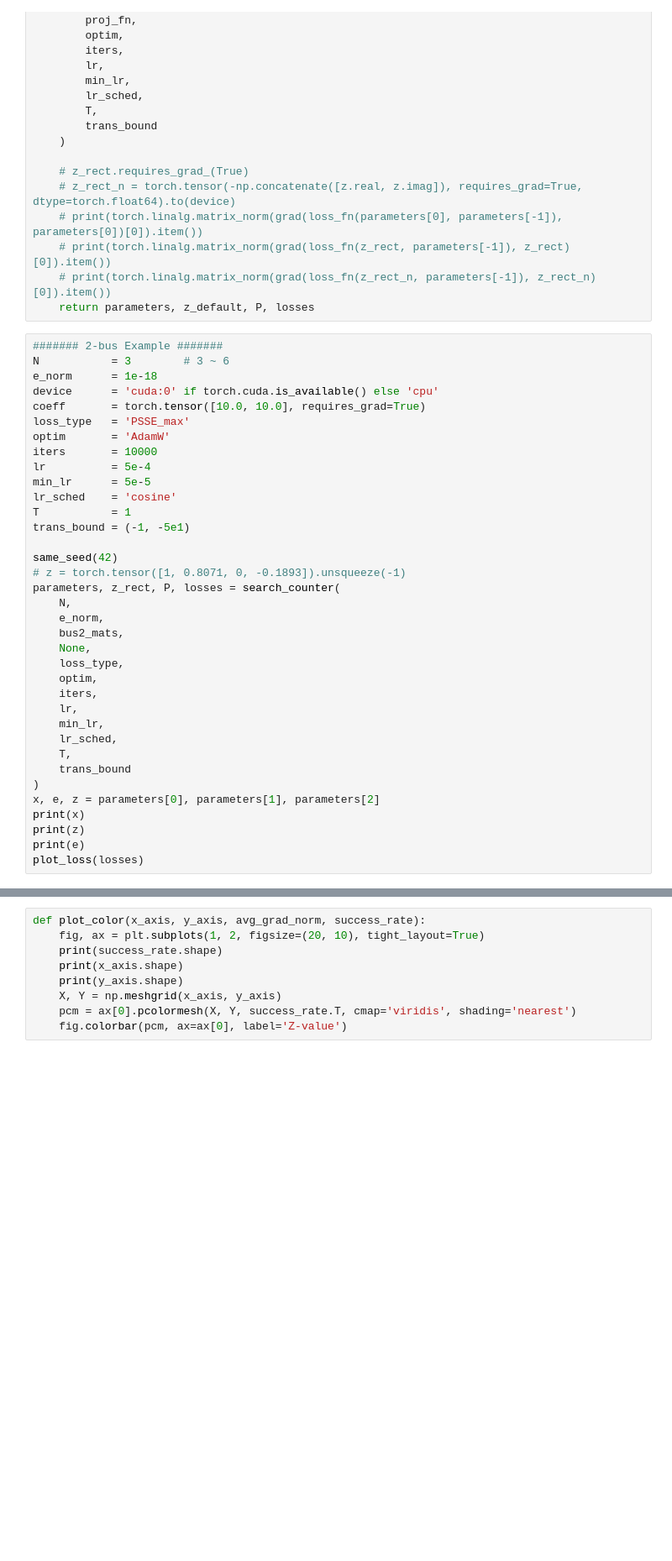
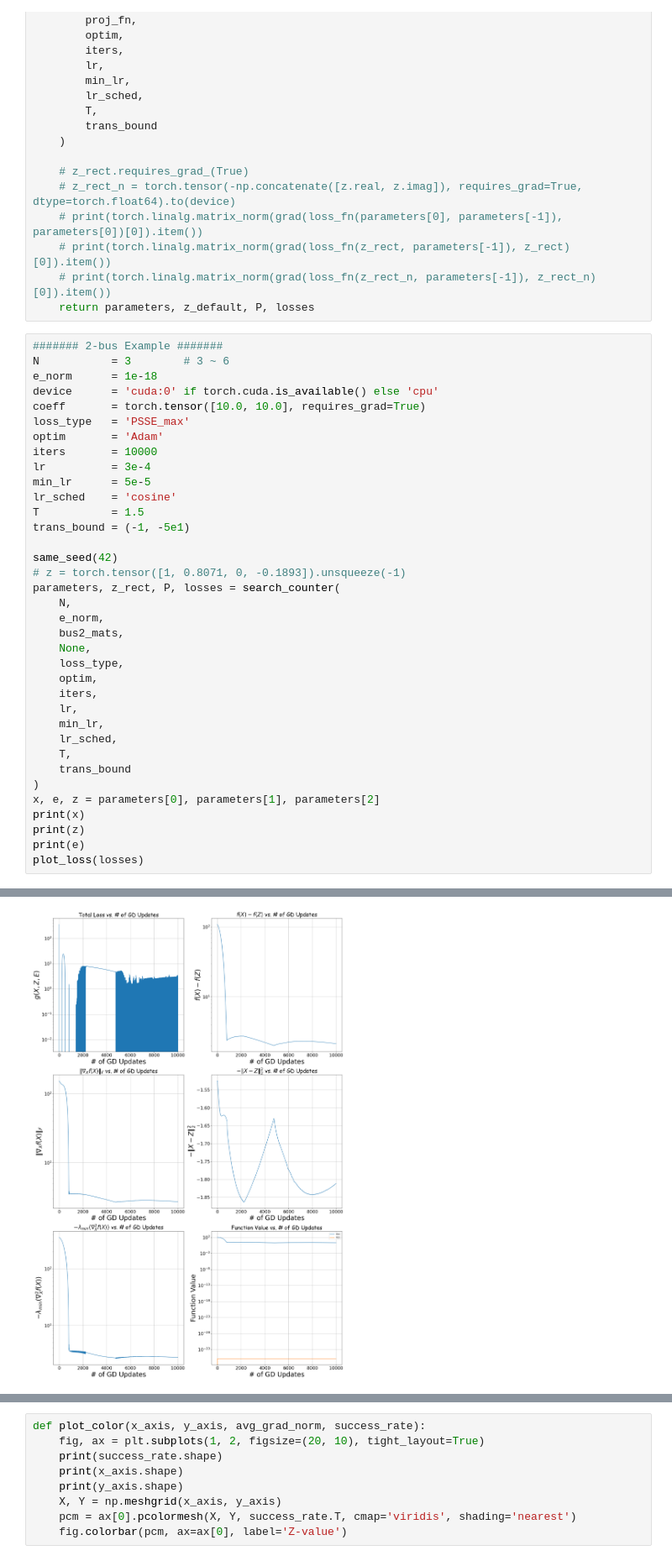
Before and after one commit to JeterHwang/matrix-completion, a Jupyter notebook: PSSE.ipynb, the cells around one changed output, grey strips where cells are left out. Shown at 84% size. Saved outputs shown, nothing was run; the diff lists cells and outputs as text; blank space fills up the shorter version.

```diff
--- a/PSSE.ipynb
+++ b/PSSE.ipynb
@@ -172,12 +172,12 @@ e_norm      = 1e-18
 device      = 'cuda:0' if torch.cuda.is_available() else 'cpu'
 coeff       = torch.tensor([10.0, 10.0], requires_grad=True)
 loss_type   = 'PSSE_max'
-optim       = 'AdamW'
+optim       = 'Adam'
 iters       = 10000
-lr          = 5e-4
+lr          = 3e-4
 min_lr      = 5e-5
 lr_sched    = 'cosine'
-T           = 1
+T           = 1.5
 trans_bound = (-1, -5e1)
 
 same_seed(42)
@@ -206 +215,2 @@ KeyboardInterrupt:
+[figure, added]
 # %%
```
Also changed, not shown: parts of 2 cells of this notebook, 1 other file.
